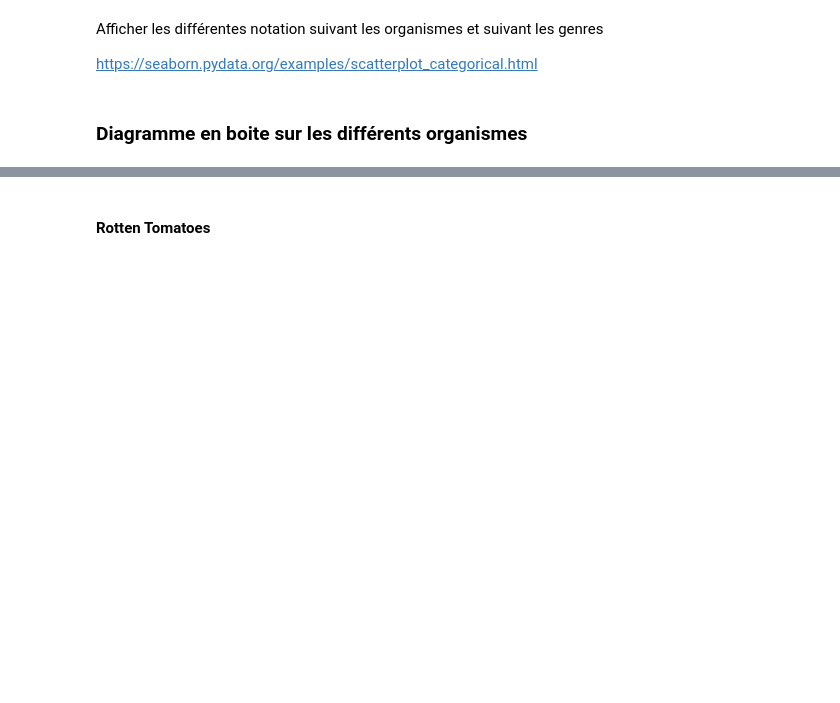
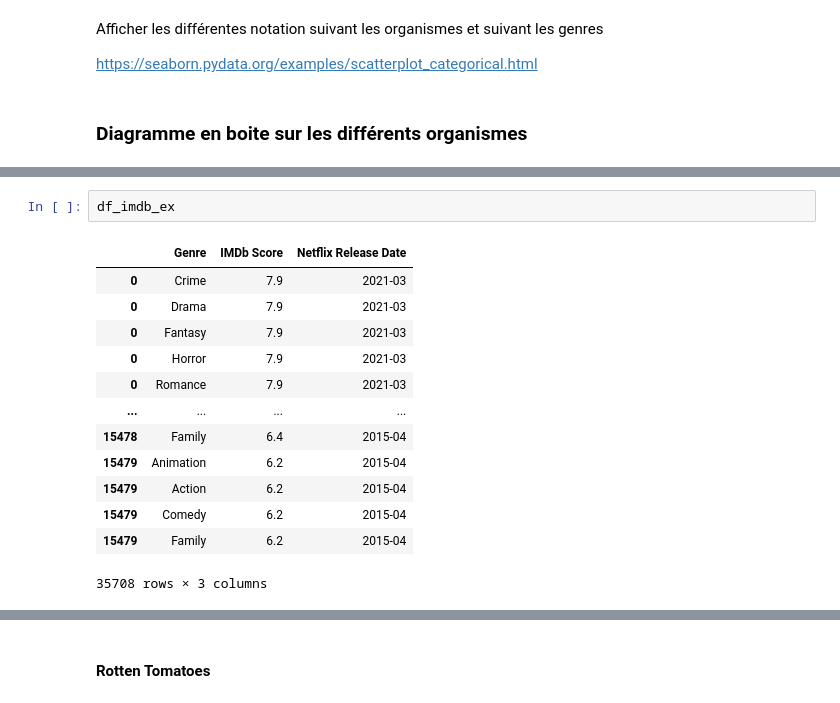
Before and after one commit to nbert71/netflix-analysis, a Jupyter notebook: main.ipynb, the cells around one changed output, grey strips where cells are left out. Drawn from its saved outputs; the diff is of its cells as text; blank space fills up the shorter version.

```diff
--- a/main.ipynb
+++ b/main.ipynb
@@ -75,3 +108,19 @@ df_imdb_ex = df_imdb.explode('Genre')
+# %%
+df_imdb_ex
+# %% [output]
+|  | Genre | IMDb Score | Netflix Release Date |
+| 0 | Crime | 7.9 | 2021-03 |
+| 0 | Drama | 7.9 | 2021-03 |
+| 0 | Fantasy | 7.9 | 2021-03 |
+| 0 | Horror | 7.9 | 2021-03 |
+| 0 | Romance | 7.9 | 2021-03 |
+| ... | ... | ... | ... |
+| 15478 | Family | 6.4 | 2015-04 |
+| 15479 | Animation | 6.2 | 2015-04 |
+| 15479 | Action | 6.2 | 2015-04 |
+| 15479 | Comedy | 6.2 | 2015-04 |
+| 15479 | Family | 6.2 | 2015-04 |
+35708 rows × 3 columns
 # %%
 g = sns.boxplot(data=df_imdb_ex, x='Genre', y='IMDb Score')
 g.set_xticklabels(g.get_xticklabels(), rotation=90)
```
Also changed, not shown: parts of 25 cells of this notebook.
